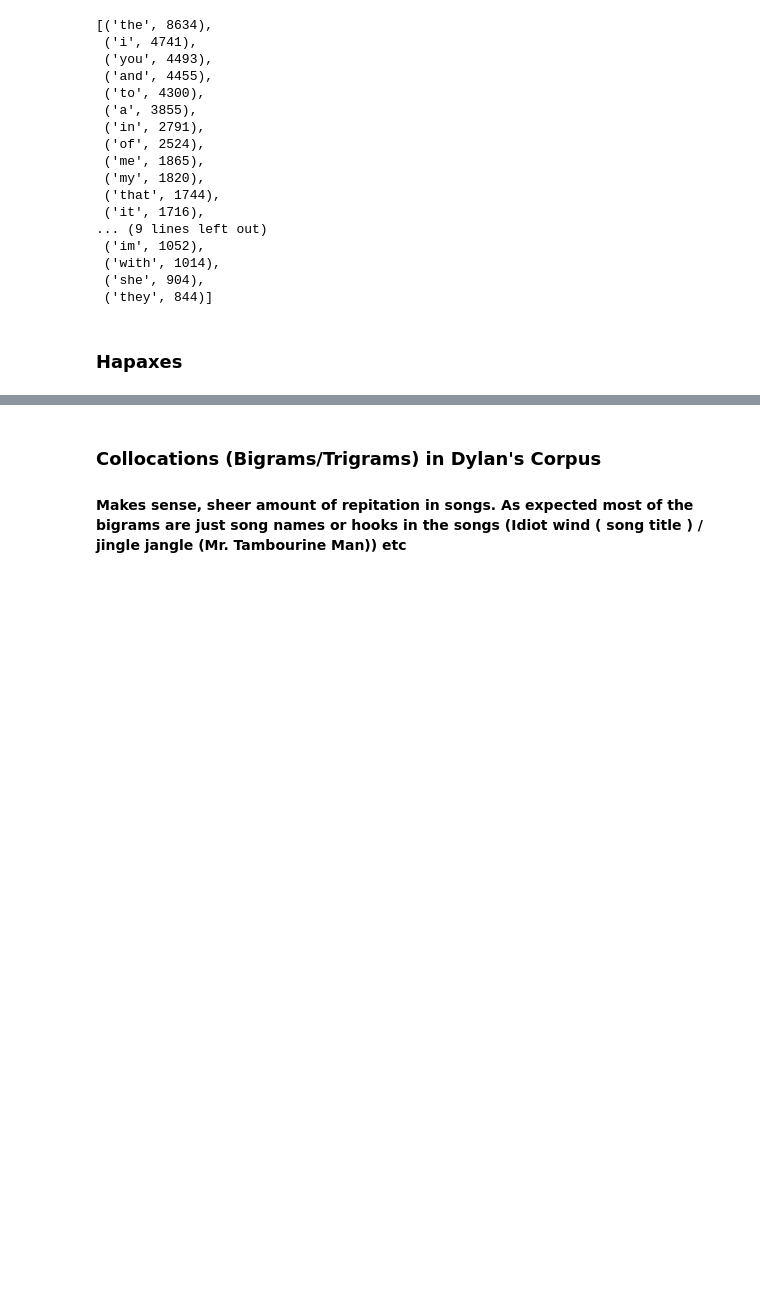
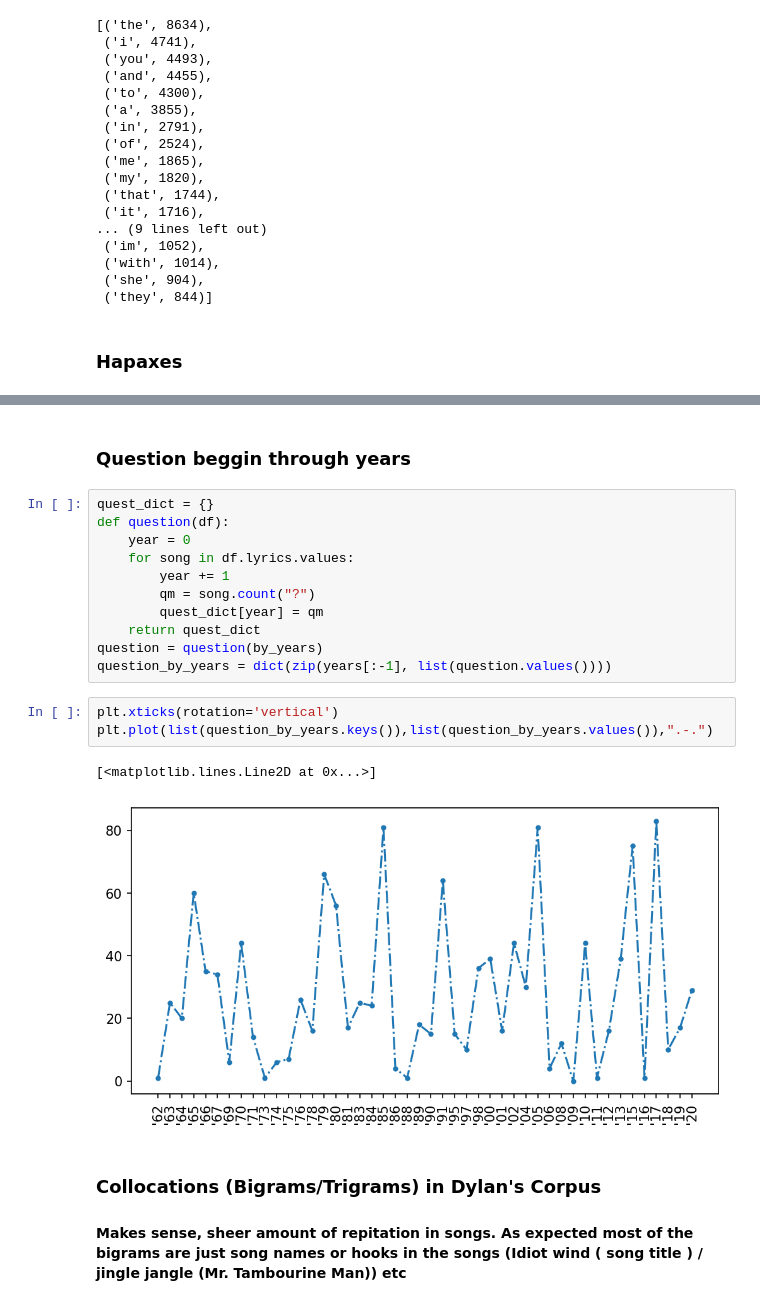
Before and after one commit to jatanjay/Song-and-Dance-Man-, a Jupyter notebook: SongandDanceMan.ipynb, the cells around one changed output, grey strips where cells are left out. Cells and saved outputs as stored; diff of their text form; blank space fills up the shorter version.

```diff
--- a/SongandDanceMan.ipynb
+++ b/SongandDanceMan.ipynb
@@ -268,3 +290,22 @@ freq_dist.hapaxes()[:25]
+# %% [markdown]
+### Question beggin through years
+# %%
+quest_dict = {}
+def question(df):
+    year = 0
+    for song in df.lyrics.values:
+        year += 1
+        qm = song.count("?")
+        quest_dict[year] = qm
+    return quest_dict
+question = question(by_years)
+question_by_years = dict(zip(years[:-1], list(question.values())))
+# %%
+plt.xticks(rotation='vertical')
+plt.plot(list(question_by_years.keys()),list(question_by_years.values()),".-.")
+# %% [output]
+[<matplotlib.lines.Line2D at 0x...>]
+[figure, added]
 # %% [markdown]
 ### Collocations (Bigrams/Trigrams) in Dylan's Corpus
 #### Makes sense, sheer amount of repitation in songs. As expected most of the bigrams are just song names or hooks in the songs (Idiot wind ( song title ) / jingle jangle (Mr. Tambourine Man)) etc
```
Also changed, not shown: parts of 17 cells of this notebook.
